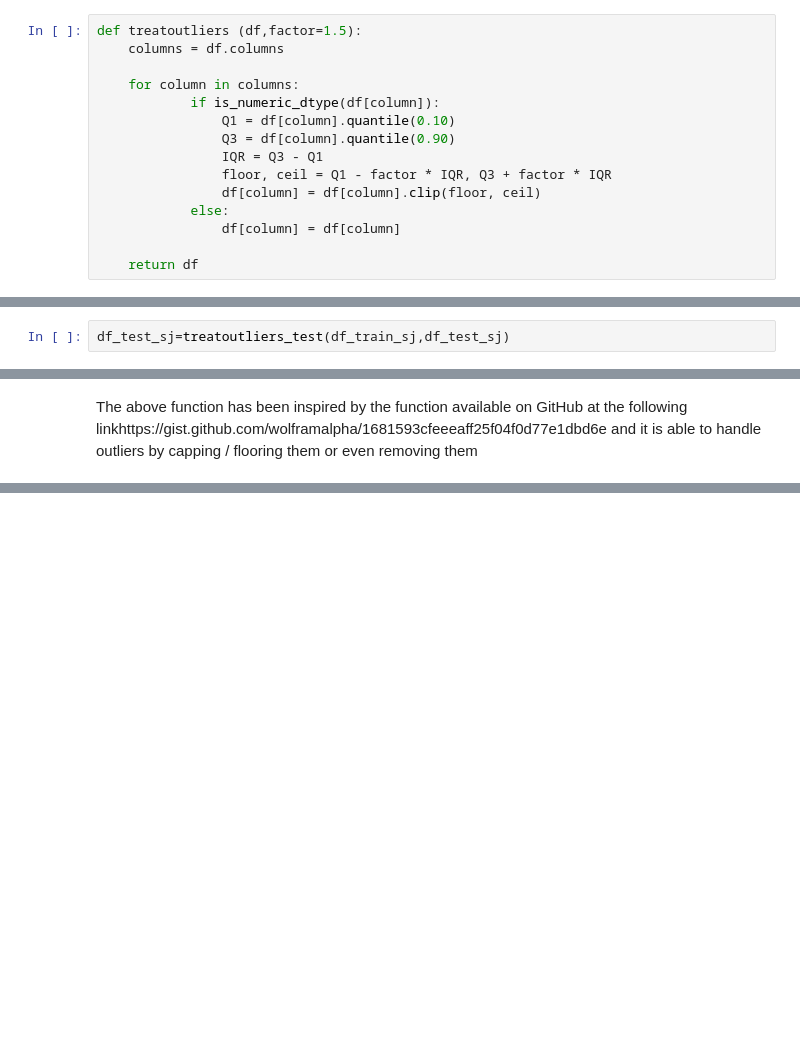
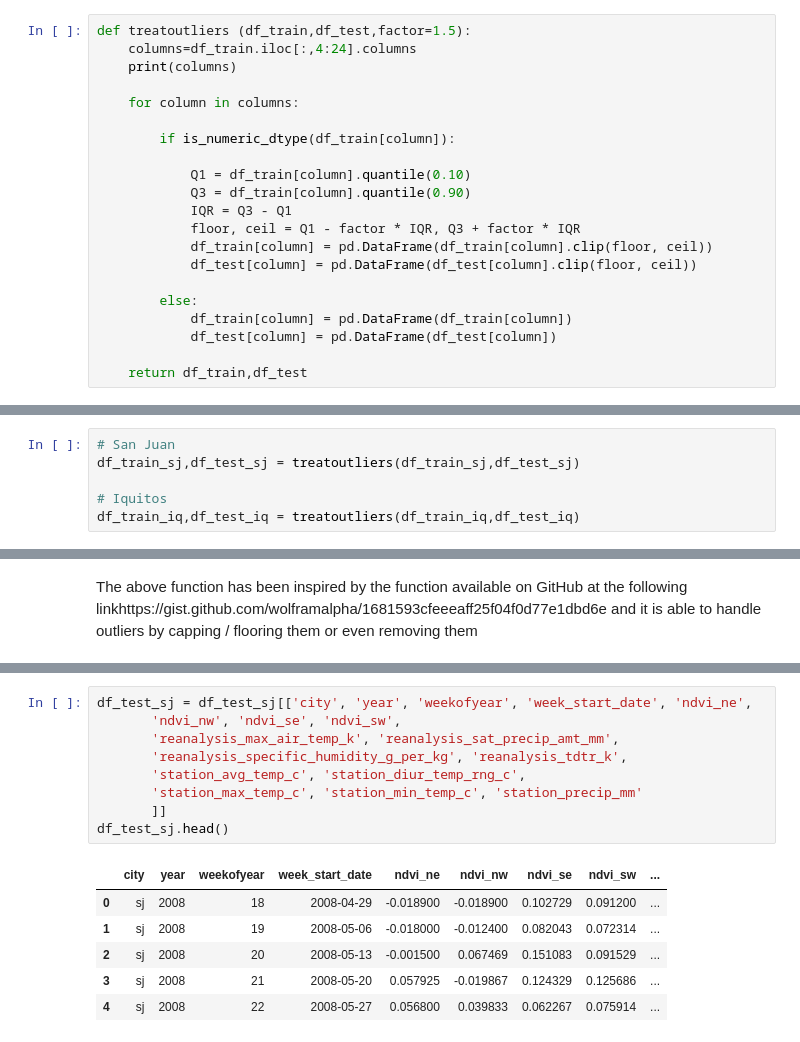
Before and after one commit to giuliamart/capstone_project_MLEN, a Jupyter notebook: DengAI_ Predicting Disease Spread.ipynb, the cells around one changed output, grey strips where cells are left out. Cells and saved outputs as stored; diff of their text form; blank space fills up the shorter version.

```diff
--- a/DengAI_ Predicting Disease Spread.ipynb
+++ b/DengAI_ Predicting Disease Spread.ipynb
@@ -455,17 +483,23 @@ dtype: int64
 # %% [markdown]
 Now it's time to check and handle **outliers** in the train and test set. Similarly to the missing values, I will be checking for outliers in the train set and decide on that dataset how to _cap / floor the data_ in both train and test sets.
 # %%
-def treatoutliers (df,factor=1.5):
-    columns = df.columns
+def treatoutliers (df_train,df_test,factor=1.5):
+    columns=df_train.iloc[:,4:24].columns
+    print(columns)
 
     for column in columns:
-            if is_numeric_dtype(df[column]):
-                Q1 = df[column].quantile(0.10)
-                Q3 = df[column].quantile(0.90)
-                IQR = Q3 - Q1
-                floor, ceil = Q1 - factor * IQR, Q3 + factor * IQR
-                df[column] = df[column].clip(floor, ceil)
-            else:
-                df[column] = df[column]
 
-    return df
+        if is_numeric_dtype(df_train[column]):
+
+            Q1 = df_train[column].quantile(0.10)
+            Q3 = df_train[column].quantile(0.90)
+            IQR = Q3 - Q1
+            floor, ceil = Q1 - factor * IQR, Q3 + factor * IQR
+            df_train[column] = pd.DataFrame(df_train[column].clip(floor, ceil))
+            df_test[column] = pd.DataFrame(df_test[column].clip(floor, ceil))
+
+        else:
+            df_train[column] = pd.DataFrame(df_train[column])
+            df_test[column] = pd.DataFrame(df_test[column])
+
+    return df_train,df_test
@@ -494,2 +505,0 @@ def treatoutliers_test (df_train,df_test,factor=1.5):
-# %%
-df_test_sj=treatoutliers_test(df_train_sj,df_test_sj)
@@ -504,0 +506,6 @@ See the caveats in the documentation: http://pandas.pydata.org/pandas-docs/stabl
+# %%
+# San Juan
+df_train_sj,df_test_sj = treatoutliers(df_train_sj,df_test_sj)
+
+# Iquitos
+df_train_iq,df_test_iq = treatoutliers(df_train_iq,df_test_iq)
@@ -561,0 +585,16 @@ features_data.head()
+# %%
+df_test_sj = df_test_sj[['city', 'year', 'weekofyear', 'week_start_date', 'ndvi_ne',
+       'ndvi_nw', 'ndvi_se', 'ndvi_sw',
+       'reanalysis_max_air_temp_k', 'reanalysis_sat_precip_amt_mm',
+       'reanalysis_specific_humidity_g_per_kg', 'reanalysis_tdtr_k',
+       'station_avg_temp_c', 'station_diur_temp_rng_c',
+       'station_max_temp_c', 'station_min_temp_c', 'station_precip_mm'
+       ]]
+df_test_sj.head()
+# %% [output]
+|  | city | year | weekofyear | week_start_date | ndvi_ne | ndvi_nw | ndvi_se | ndvi_sw | ... |
+| 0 | sj | 2008 | 18 | 2008-04-29 | -0.018900 | -0.018900 | 0.102729 | 0.091200 | ... |
+| 1 | sj | 2008 | 19 | 2008-05-06 | -0.018000 | -0.012400 | 0.082043 | 0.072314 | ... |
+| 2 | sj | 2008 | 20 | 2008-05-13 | -0.001500 | 0.067469 | 0.151083 | 0.091529 | ... |
+| 3 | sj | 2008 | 21 | 2008-05-20 | 0.057925 | -0.019867 | 0.124329 | 0.125686 | ... |
+| 4 | sj | 2008 | 22 | 2008-05-27 | 0.056800 | 0.039833 | 0.062267 | 0.075914 | ... |
```
Also changed, not shown: parts of 21 cells of this notebook.
